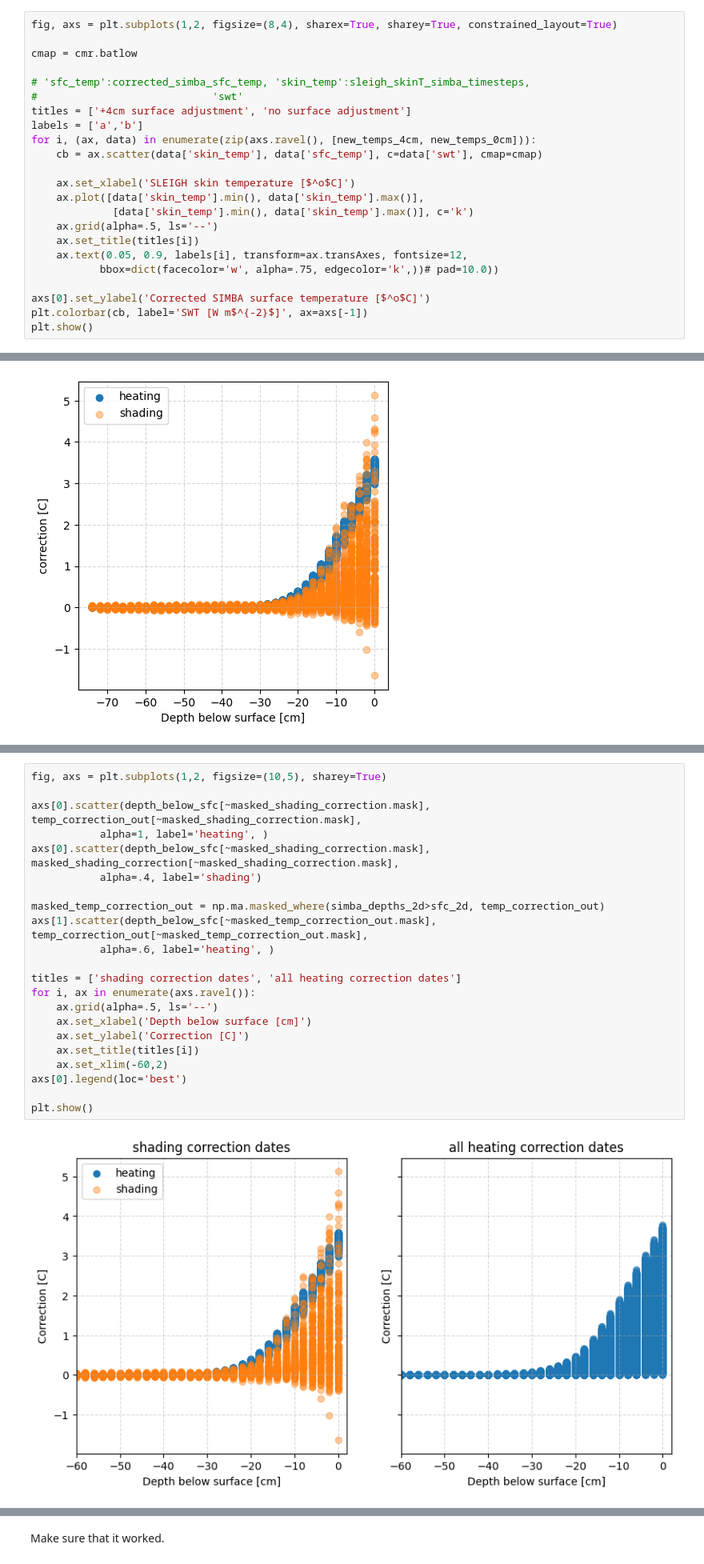
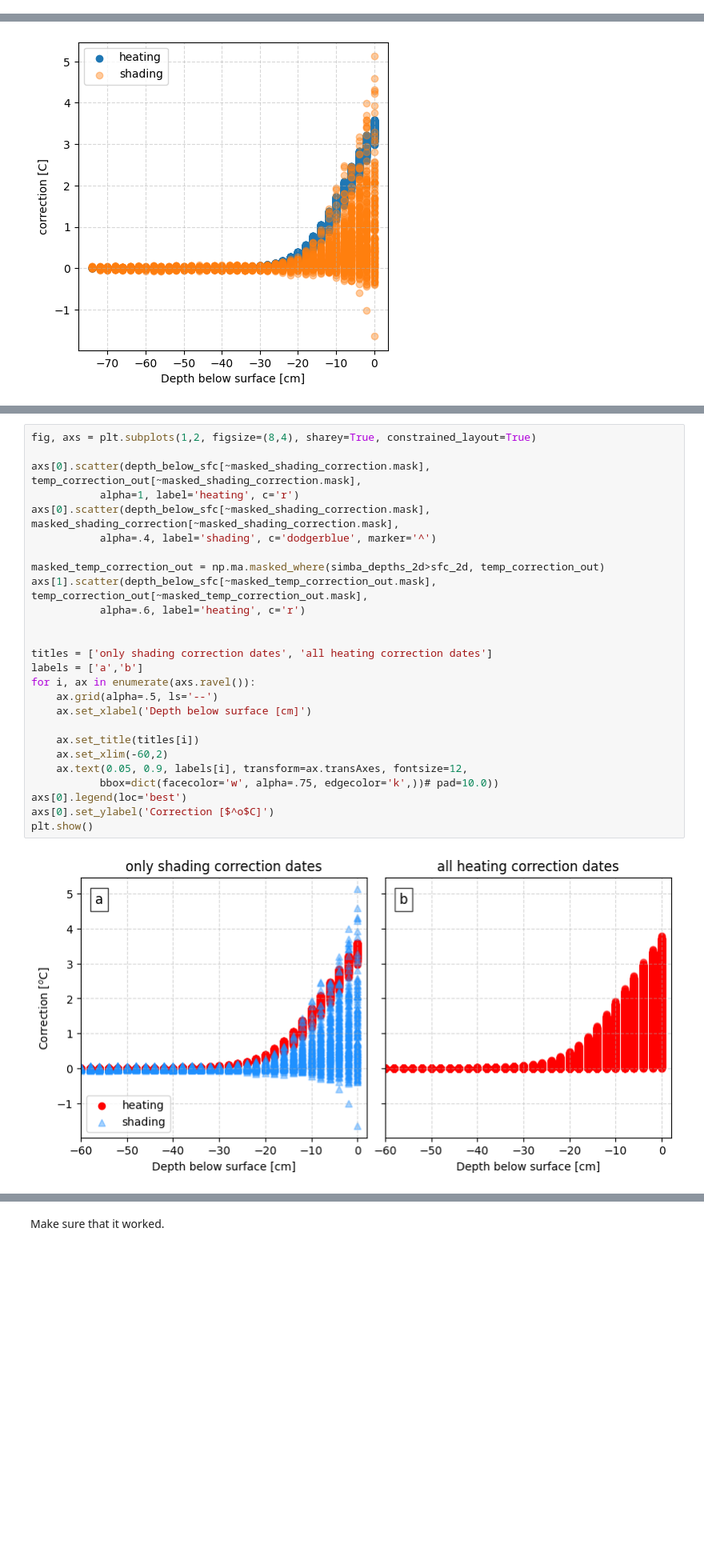
Before and after one commit to sledd/ICECAPS_raven, a Jupyter notebook: SIMBA_solar_correction_double-splice.ipynb, the cells around one changed output, grey strips where cells are left out. Shown at 80% size. Cells and saved outputs as stored; diff of their text form; blank space fills up the shorter version.

```diff
--- a/SIMBA_solar_correction_double-splice.ipynb
+++ b/SIMBA_solar_correction_double-splice.ipynb
@@ -1020,23 +1019,0 @@ elif sfc_dif_i==0:
-# %%
-fig, axs = plt.subplots(1,2, figsize=(8,4), sharex=True, sharey=True, constrained_layout=True)
-
-cmap = cmr.batlow
-
-# 'sfc_temp':corrected_simba_sfc_temp, 'skin_temp':sleigh_skinT_simba_timesteps,
-#                            'swt'
-titles = ['+4cm surface adjustment', 'no surface adjustment']
-labels = ['a','b']
-for i, (ax, data) in enumerate(zip(axs.ravel(), [new_temps_4cm, new_temps_0cm])):
-    cb = ax.scatter(data['skin_temp'], data['sfc_temp'], c=data['swt'], cmap=cmap)
-
-    ax.set_xlabel('SLEIGH skin temperature [$^o$C]')
-    ax.plot([data['skin_temp'].min(), data['skin_temp'].max()],
-             [data['skin_temp'].min(), data['skin_temp'].max()], c='k')
-    ax.grid(alpha=.5, ls='--')
-    ax.set_title(titles[i])
-    ax.text(0.05, 0.9, labels[i], transform=ax.transAxes, fontsize=12,
-           bbox=dict(facecolor='w', alpha=.75, edgecolor='k',))# pad=10.0))
-
-axs[0].set_ylabel('Corrected SIMBA surface temperature [$^o$C]')
-plt.colorbar(cb, label='SWT [W m$^{-2}$]', ax=axs[-1])
-plt.show()
@@ -1160,24 +1185,28 @@ plt.show()
 # %%
-fig, axs = plt.subplots(1,2, figsize=(10,5), sharey=True)
+fig, axs = plt.subplots(1,2, figsize=(8,4), sharey=True, constrained_layout=True)
 
 axs[0].scatter(depth_below_sfc[~masked_shading_correction.mask], temp_correction_out[~masked_shading_correction.mask],
-           alpha=1, label='heating', )
+           alpha=1, label='heating', c='r')
 axs[0].scatter(depth_below_sfc[~masked_shading_correction.mask], masked_shading_correction[~masked_shading_correction.mask],
-           alpha=.4, label='shading')
+           alpha=.4, label='shading', c='dodgerblue', marker='^')
 
 masked_temp_correction_out = np.ma.masked_where(simba_depths_2d>sfc_2d, temp_correction_out)
 axs[1].scatter(depth_below_sfc[~masked_temp_correction_out.mask], temp_correction_out[~masked_temp_correction_out.mask],
-           alpha=.6, label='heating', )
+           alpha=.6, label='heating', c='r')
 
-titles = ['shading correction dates', 'all heating correction dates']
+
+titles = ['only shading correction dates', 'all heating correction dates']
+labels = ['a','b']
 for i, ax in enumerate(axs.ravel()):
     ax.grid(alpha=.5, ls='--')
     ax.set_xlabel('Depth below surface [cm]')
-    ax.set_ylabel('Correction [C]')
+
     ax.set_title(titles[i])
     ax.set_xlim(-60,2)
+    ax.text(0.05, 0.9, labels[i], transform=ax.transAxes, fontsize=12,
+           bbox=dict(facecolor='w', alpha=.75, edgecolor='k',))# pad=10.0))
 axs[0].legend(loc='best')
-
+axs[0].set_ylabel('Correction [$^o$C]')
 plt.show()
 # %% [output]
-[figure, old version]
+[figure, new version]
```
Also changed, not shown: parts of 12 cells of this notebook.
